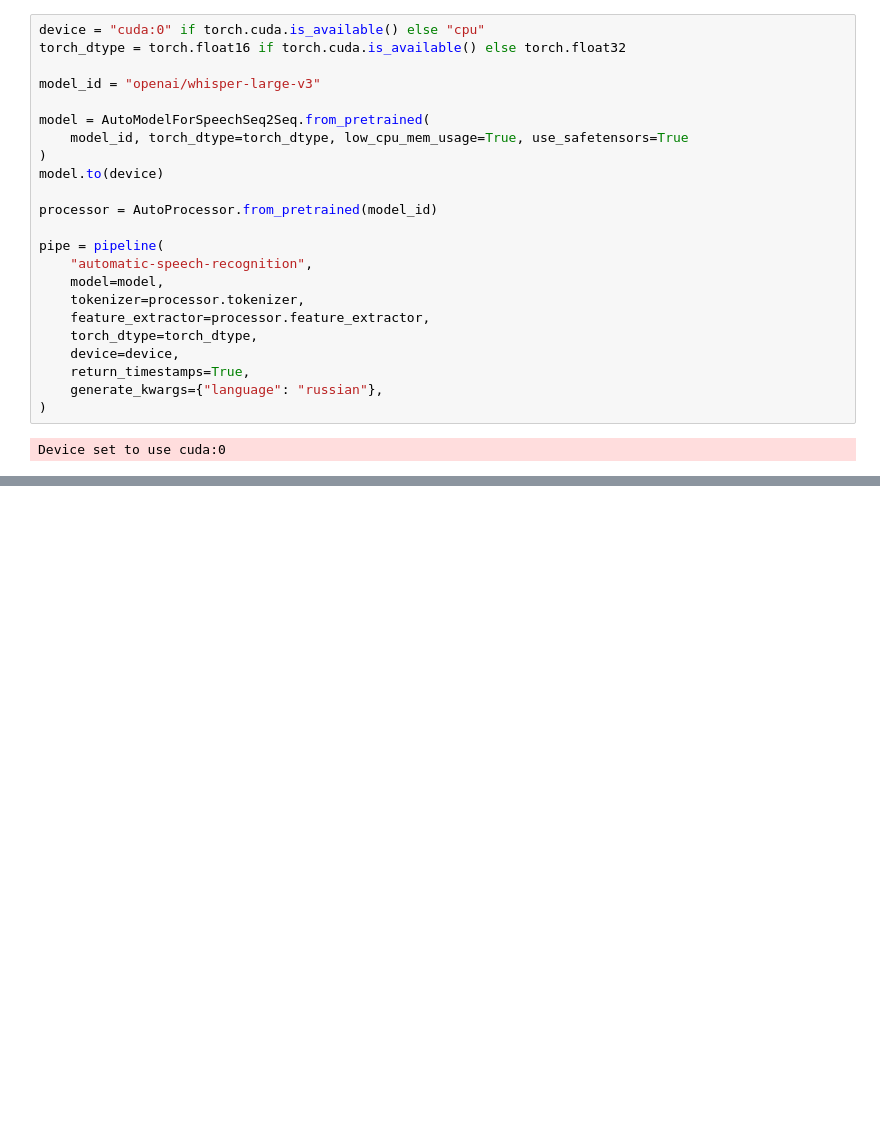
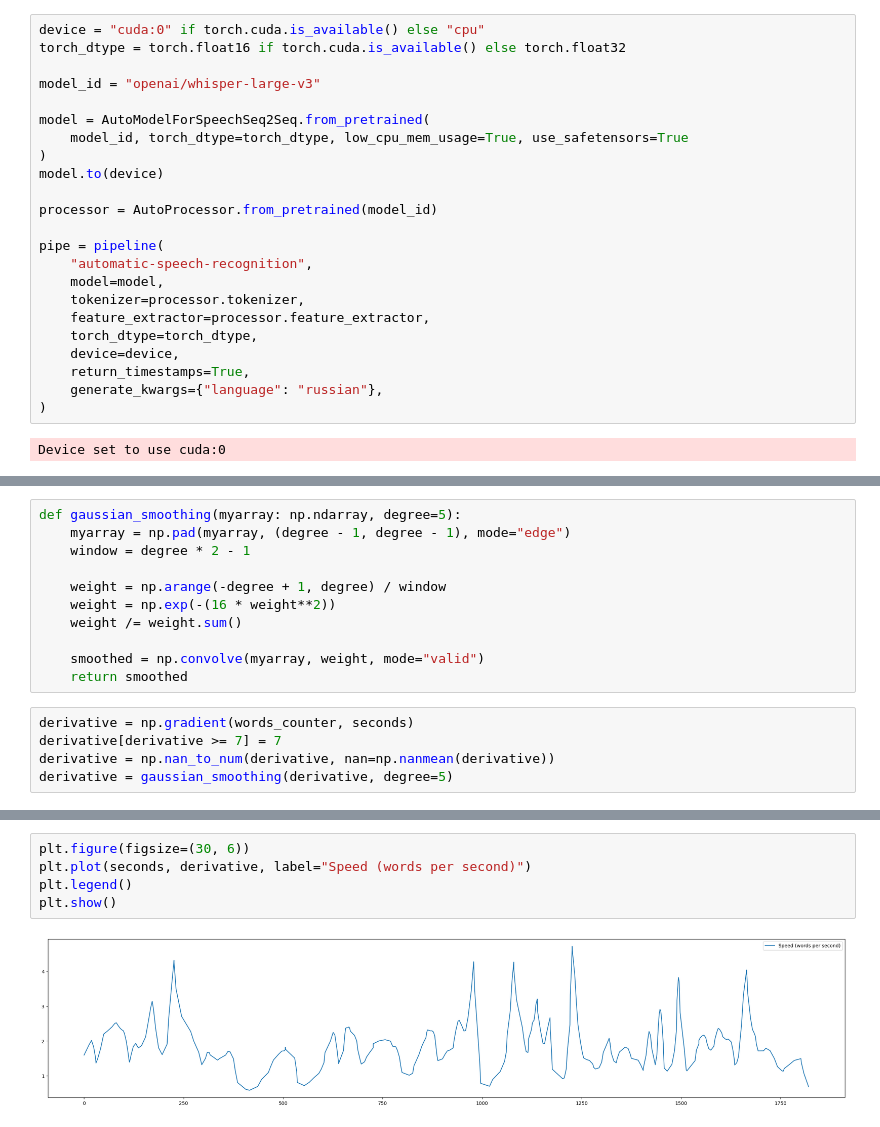
Before and after one commit to frznfrgg/ai_lector, a Jupyter notebook: metrics.ipynb, the cells around one changed output, grey strips where cells are left out. Saved outputs shown, nothing was run; the diff lists cells and outputs as text; blank space fills up the shorter version.

```diff
--- a/metrics.ipynb
+++ b/metrics.ipynb
@@ -65,0 +82,16 @@ sns.lineplot(words_per_interval)
+# %%
+def gaussian_smoothing(myarray: np.ndarray, degree=5):
+    myarray = np.pad(myarray, (degree - 1, degree - 1), mode="edge")
+    window = degree * 2 - 1
+
+    weight = np.arange(-degree + 1, degree) / window
+    weight = np.exp(-(16 * weight**2))
+    weight /= weight.sum()
+
+    smoothed = np.convolve(myarray, weight, mode="valid")
+    return smoothed
+# %%
+derivative = np.gradient(words_counter, seconds)
+derivative[derivative >= 7] = 7
+derivative = np.nan_to_num(derivative, nan=np.nanmean(derivative))
+derivative = gaussian_smoothing(derivative, degree=5)
@@ -65,0 +113,7 @@ sns.lineplot(words_per_interval)
+# %%
+plt.figure(figsize=(30, 6))
+plt.plot(seconds, derivative, label="Speed (words per second)")
+plt.legend()
+plt.show()
+# %% [output]
+[figure, added]
```
Also changed, not shown: parts of 19 cells of this notebook, 2 other files.
